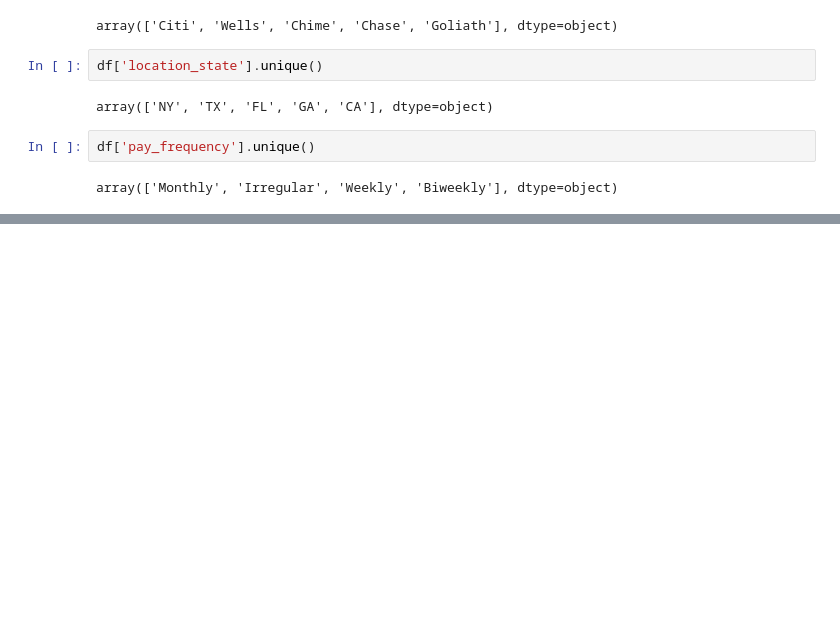
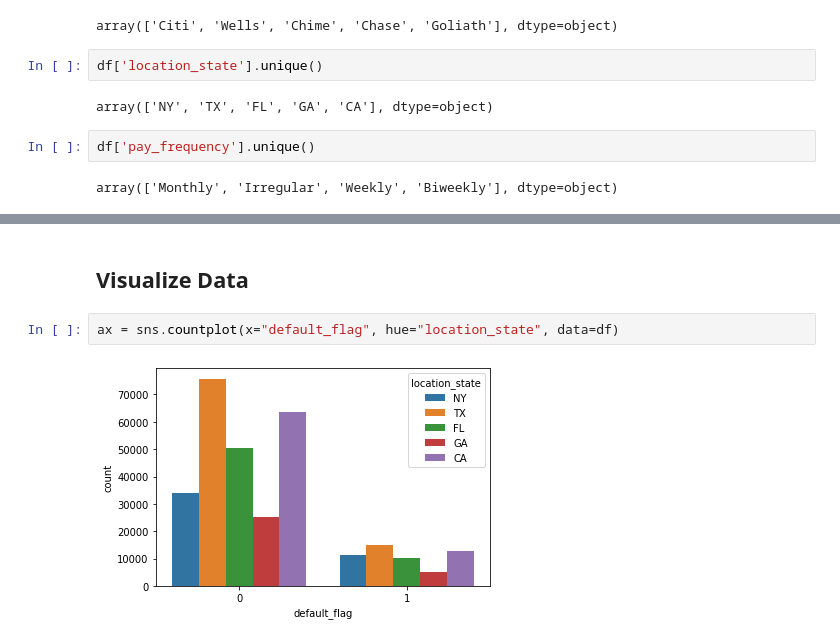
Before and after one commit to TaraRosen/brigit_assessment, a Jupyter notebook: rosen_tara_brigit_assessment.ipynb, the cells around one changed output, grey strips where cells are left out. Saved outputs shown, nothing was run; the diff lists cells and outputs as text; blank space fills up the shorter version.

```diff
--- a/rosen_tara_brigit_assessment.ipynb
+++ b/rosen_tara_brigit_assessment.ipynb
@@ -132,0 +151,6 @@ sns.barplot()
+# %% [markdown]
+## Visualize Data
+# %%
+ax = sns.countplot(x="default_flag", hue="location_state", data=df)
+# %% [output]
+[figure, added]
```
Also changed, not shown: parts of 11 cells of this notebook.
